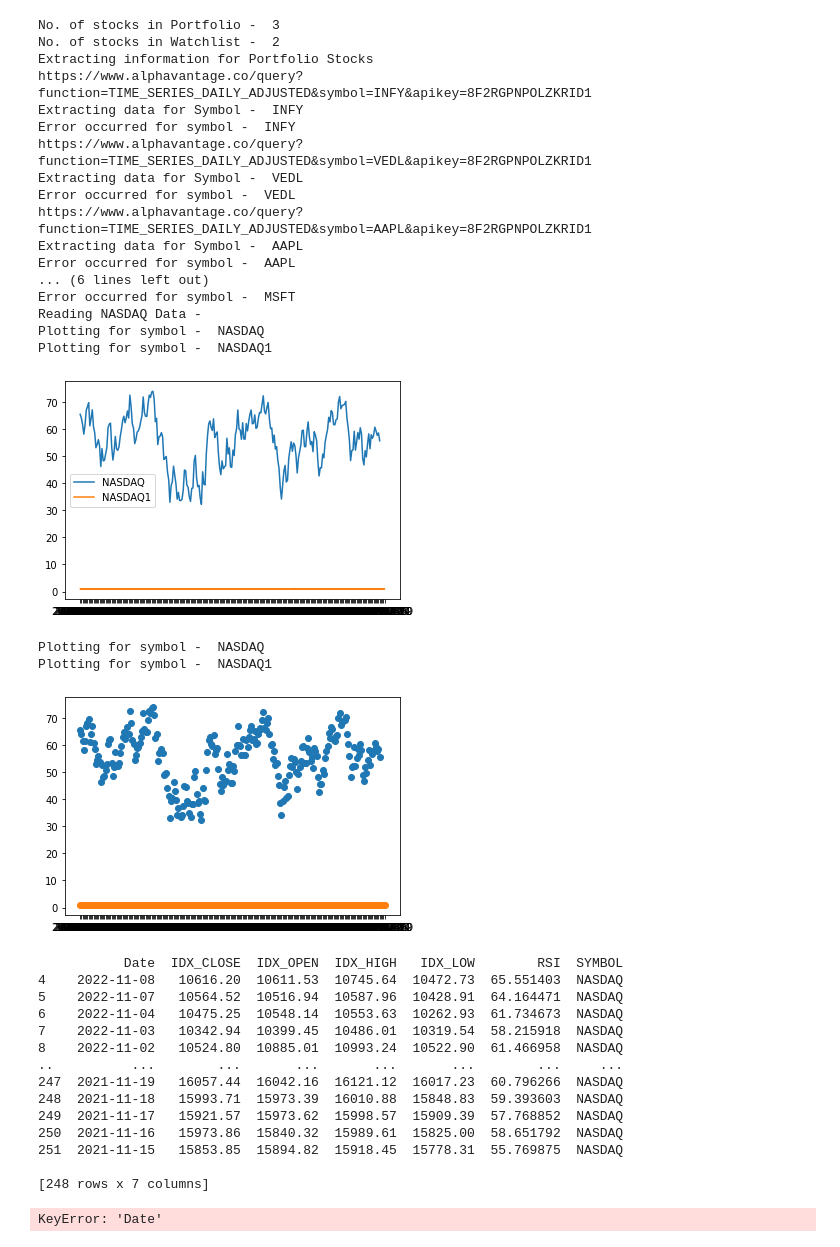
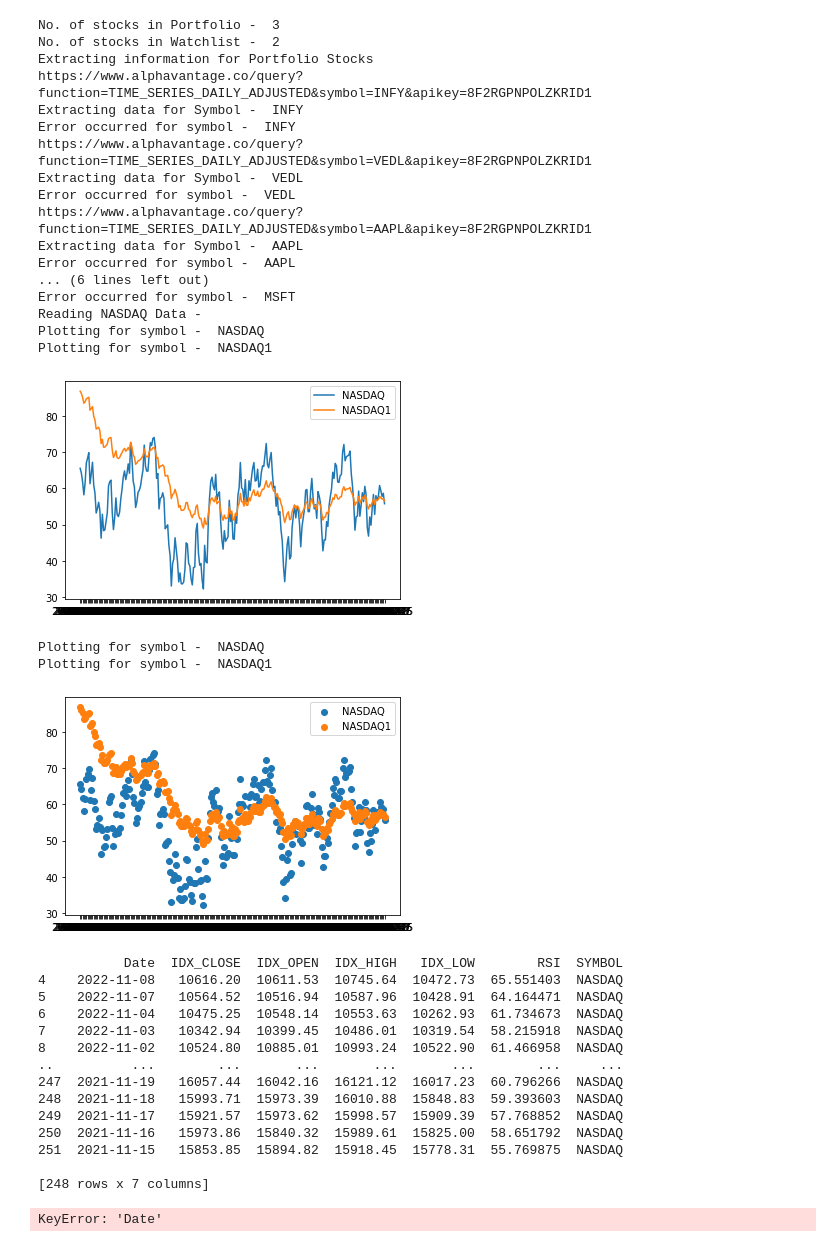
Before and after one commit to SumitMpct79/UCDGroupA, a Jupyter notebook: Project-SumitChopra.ipynb, the cells around one changed output. Cells and saved outputs as stored; diff of their text form; code cells hidden in the pictures.

```diff
--- a/Project-SumitChopra.ipynb
+++ b/Project-SumitChopra.ipynb
@@ -82,6 +82,7 @@ def scatterPlot(dataFrame):
         df1=dataFrame[(dataFrame['SYMBOL']==symbol)]
         ax.scatter(df1['Date'],df1['RSI'],label=symbol )
 
+    plt.legend()
     plt.show()
 
 def get_rsi(close, lookback):
@@ -128,45 +129,47 @@ if __name__ == '__main__':
     idxHistory.rename(columns = {'Close/Last':'IDX_CLOSE','Open':'IDX_OPEN','High':'IDX_HIGH','Low':'IDX_LOW'},inplace = True)
     idxHistory['RSI']=idxHistory['IDX_CLOSE']/idxHistory['IDX_OPEN']
     idxHistory['SYMBOL']='NASDAQ'
+    idxHistory['RSI'] = get_rsi(idxHistory['IDX_CLOSE'], 14)
 
     idxHistory1=idxHistory[:]
     idxHistory1['SYMBOL']='NASDAQ1'
+    idxHistory1['RSI'] = get_rsi(idxHistory1['IDX_CLOSE'], 50)
 
-    idxHistory['RSI'] = get_rsi(idxHistory['IDX_CLOSE'], 14)
     idxHistory = idxHistory.dropna()
+    idxHistory1 = idxHistory1.dropna()
 
     matPlotChart(idxHistory.append(idxHistory1,ignore_index=True))
 
     scatterPlot(idxHistory.append(idxHistory1,ignore_index=True))
 
     print(idxHistory)
 
     allStocks = portfolioStocks.append(WLStocks,ignore_index=True)
     allStocks=pd.merge(allStocks, idxHistory, on=['Date'])
     allStocks.dropna(inplace=True)
     allStocks['RSI']=allStocks['CLOSE_PRICE']/allStocks['IDX_CLOSE']*100
 # %% [output]
 No. of stocks in Portfolio -  3
 No. of stocks in Watchlist -  2
 Extracting information for Portfolio Stocks
 https://www.alphavantage.co/query?function=TIME_SERIES_DAILY_ADJUSTED&symbol=INFY&apikey=8F2RGPNPOLZKRID1
 Extracting data for Symbol -  INFY
 Error occurred for symbol -  INFY
 https://www.alphavantage.co/query?function=TIME_SERIES_DAILY_ADJUSTED&symbol=VEDL&apikey=8F2RGPNPOLZKRID1
 Extracting data for Symbol -  VEDL
 Error occurred for symbol -  VEDL
 https://www.alphavantage.co/query?function=TIME_SERIES_DAILY_ADJUSTED&symbol=AAPL&apikey=8F2RGPNPOLZKRID1
 Extracting data for Symbol -  AAPL
 Error occurred for symbol -  AAPL
 ... (6 lines left out)
 Error occurred for symbol -  MSFT
 Reading NASDAQ Data -
 Plotting for symbol -  NASDAQ
 Plotting for symbol -  NASDAQ1
-[figure, old version]
+[figure, new version]
 Plotting for symbol -  NASDAQ
 Plotting for symbol -  NASDAQ1
-[figure, old version]
+[figure, new version]
            Date  IDX_CLOSE  IDX_OPEN  IDX_HIGH   IDX_LOW        RSI  SYMBOL
 4    2022-11-08   10616.20  10611.53  10745.64  10472.73  65.551403  NASDAQ
 5    2022-11-07   10564.52  10516.94  10587.96  10428.91  64.164471  NASDAQ
```
